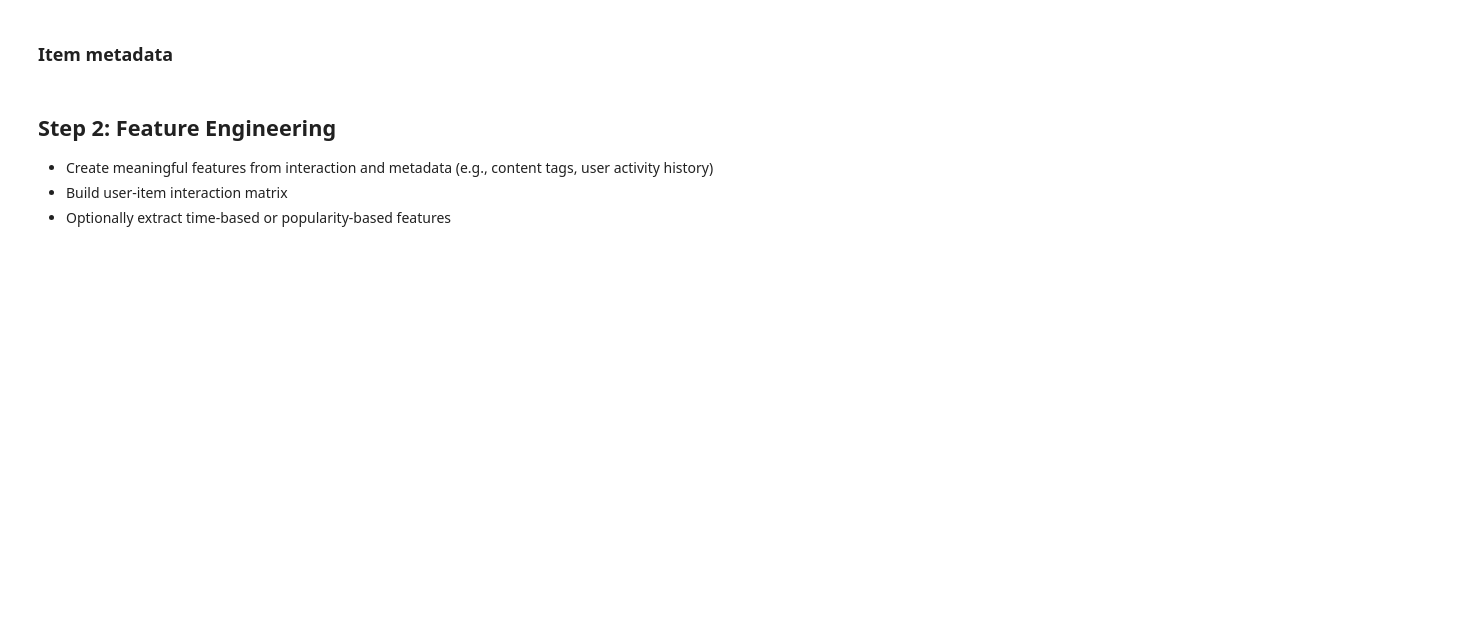
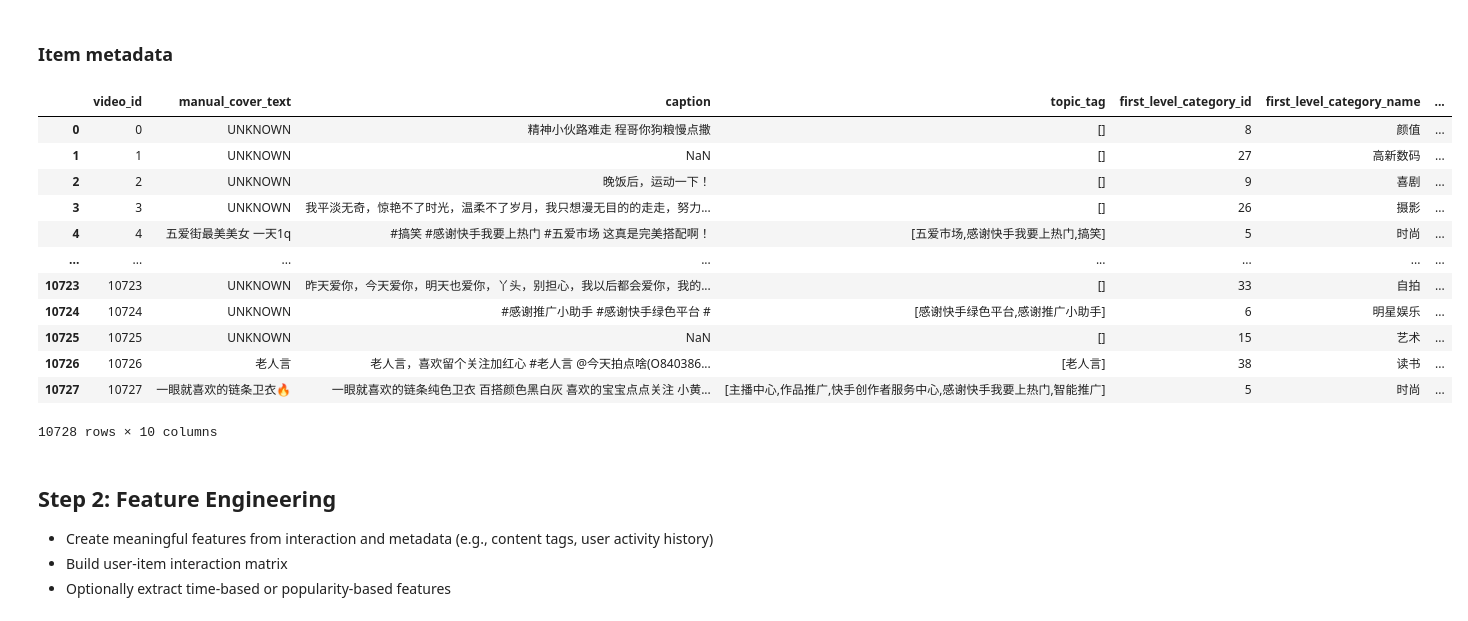
Before and after one commit to Aziz-Zeghal/FinalProject_2025_aziz.zeghal, a Jupyter notebook: main.ipynb, the cells around one changed output. Cells and saved outputs as stored; diff of their text form; code cells hidden in the pictures; blank space fills up the shorter version.

```diff
--- a/main.ipynb
+++ b/main.ipynb
@@ -113,8 +113,22 @@ evaluation_set
 # %% [markdown]
 ### Item metadata
 # %%
-item_categories = pd.read_csv(f"{DATA_PATH}/item_categories.csv")
+item_categories = pd.read_csv(f"{DATA_PATH}/kuairec_caption_category.csv", lineterminator='\n')
 item_categories.astype({"video_id": "int32"})
+# %% [output]
+|  | video_id | manual_cover_text | caption | topic_tag | first_level_category_id | first_level_category_name | ... |
+| 0 | 0 | UNKNOWN | 精神小伙路难走 程哥你狗粮慢点撒 | [] | 8 | 颜值 | ... |
+| 1 | 1 | UNKNOWN | NaN | [] | 27 | 高新数码 | ... |
+| 2 | 2 | UNKNOWN | 晚饭后，运动一下！ | [] | 9 | 喜剧 | ... |
+| 3 | 3 | UNKNOWN | 我平淡无奇，惊艳不了时光，温柔不了岁月，我只想漫无目的的走走，努力... | [] | 26 | 摄影 | ... |
+| 4 | 4 | 五爱街最美美女 一天1q | #搞笑 #感谢快手我要上热门 #五爱市场 这真是完美搭配啊！ | [五爱市场,感谢快手我要上热门,搞笑] | 5 | 时尚 | ... |
+| ... | ... | ... | ... | ... | ... | ... | ... |
+| 10723 | 10723 | UNKNOWN | 昨天爱你，今天爱你，明天也爱你，丫头，别担心，我以后都会爱你，我的... | [] | 33 | 自拍 | ... |
+| 10724 | 10724 | UNKNOWN | #感谢推广小助手 #感谢快手绿色平台 # | [感谢快手绿色平台,感谢推广小助手] | 6 | 明星娱乐 | ... |
+| 10725 | 10725 | UNKNOWN | NaN | [] | 15 | 艺术 | ... |
+| 10726 | 10726 | 老人言 | 老人言，喜欢留个关注加红心 #老人言 @今天拍点啥(O840386... | [老人言] | 38 | 读书 | ... |
+| 10727 | 10727 | 一眼就喜欢的链条卫衣🔥 | 一眼就喜欢的链条纯色卫衣 百搭颜色黑白灰 喜欢的宝宝点点关注 小黄... | [主播中心,作品推广,快手创作者服务中心,感谢快手我要上热门,智能推广] | 5 | 时尚 | ... |
+10728 rows × 10 columns
 # %% [markdown]
 ## Step 2: Feature Engineering
 
```
Also changed, not shown: parts of 9 cells of this notebook.
